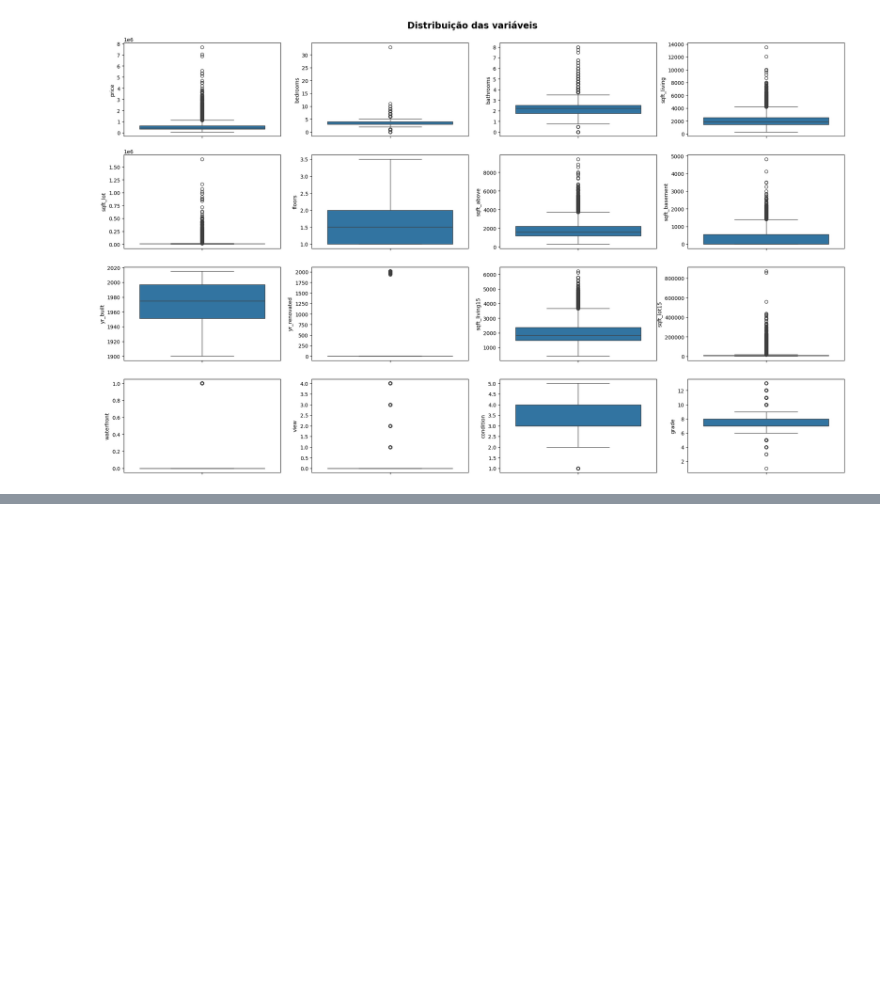
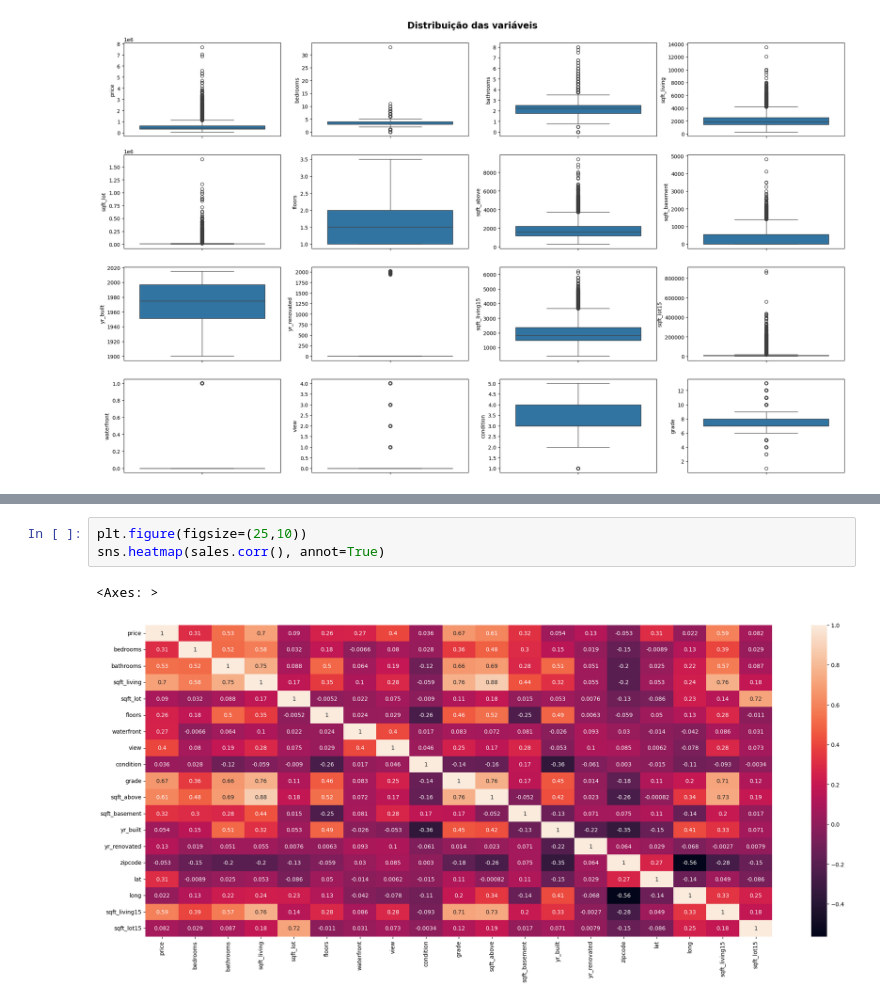
Before and after one commit to oiac23/house-prices-prediction, a Jupyter notebook: Modeling_Linear_Regression.ipynb, the cells around one changed output, grey strips where cells are left out. Saved outputs shown, nothing was run; the diff lists cells and outputs as text; blank space fills up the shorter version.

```diff
--- a/Modeling_Linear_Regression.ipynb
+++ b/Modeling_Linear_Regression.ipynb
@@ -266,0 +265,6 @@ Text(0.5, 0.92, 'Distribuição das variáveis')
+# %%
+plt.figure(figsize=(25,10))
+sns.heatmap(sales.corr(), annot=True)
+# %% [output]
+<Axes: >
+[figure, added]
```
Also changed, not shown: parts of 5 cells of this notebook.
